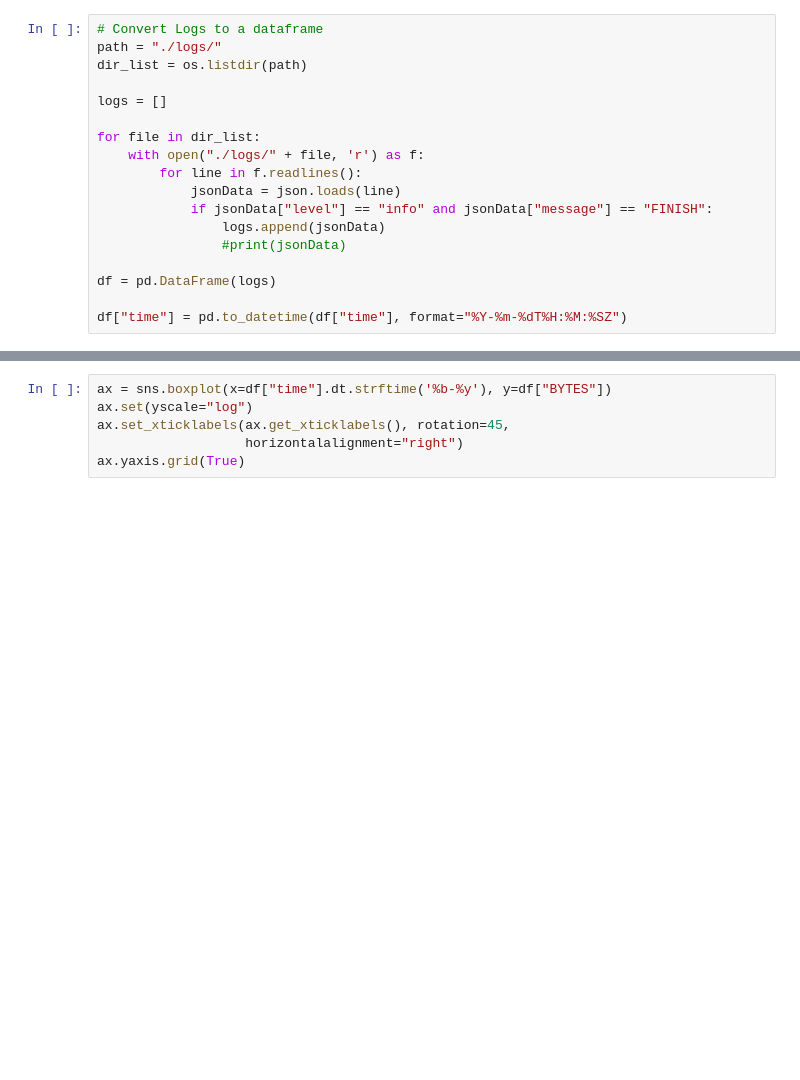
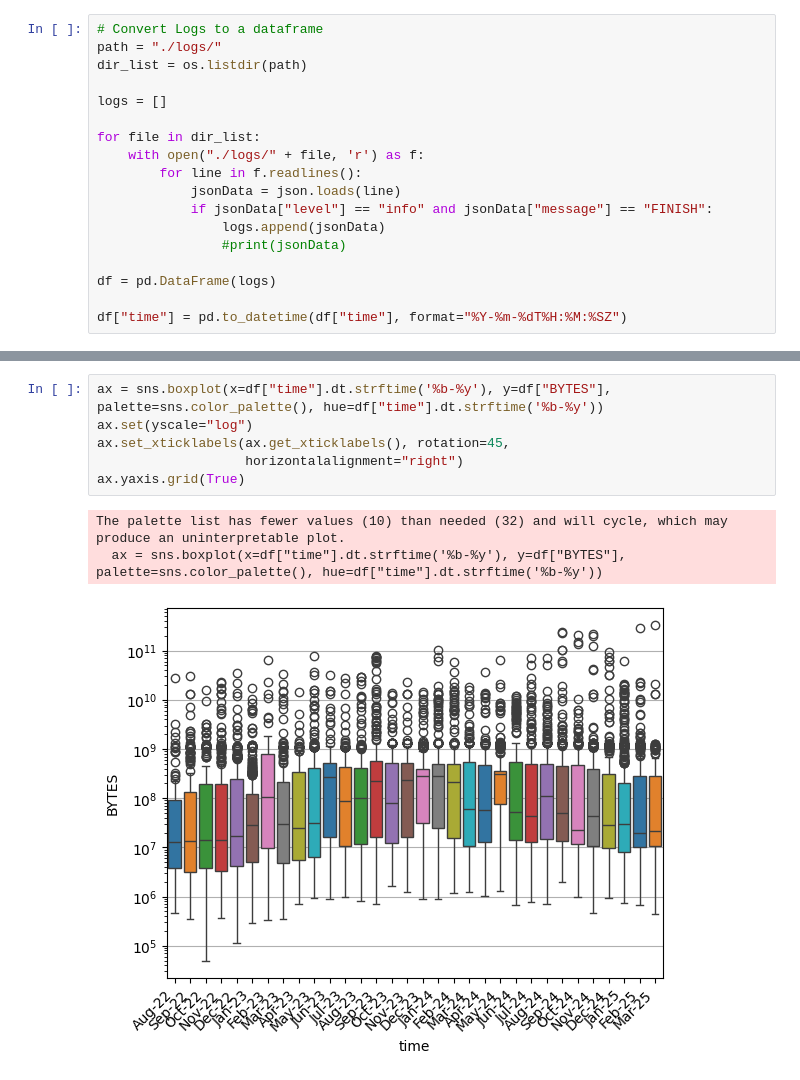
Before and after one commit to akrontab/Hellpot, a Jupyter notebook: LogStats.ipynb, the cells around one changed output, grey strips where cells are left out. Drawn from its saved outputs; the diff is of its cells as text; blank space fills up the shorter version.

Commit message:
notebook boxplot update

```diff
--- a/LogStats.ipynb
+++ b/LogStats.ipynb
@@ -42,8 +42,12 @@ connPlot.yaxis.grid(True)
 # %%
-ax = sns.boxplot(x=df["time"].dt.strftime('%b-%y'), y=df["BYTES"])
+ax = sns.boxplot(x=df["time"].dt.strftime('%b-%y'), y=df["BYTES"], palette=sns.color_palette(), hue=df["time"].dt.strftime('%b-%y'))
 ax.set(yscale="log")
 ax.set_xticklabels(ax.get_xticklabels(), rotation=45,
                    horizontalalignment="right")
 ax.yaxis.grid(True)
+# %% [output]
+The palette list has fewer values (10) than needed (32) and will cycle, which may produce an uninterpretable plot.
+  ax = sns.boxplot(x=df["time"].dt.strftime('%b-%y'), y=df["BYTES"], palette=sns.color_palette(), hue=df["time"].dt.strftime('%b-%y'))
+[figure, added]
 # %%
 humansize(df.BYTES.sum())
```
Also changed, not shown: parts of 6 cells of this notebook.
